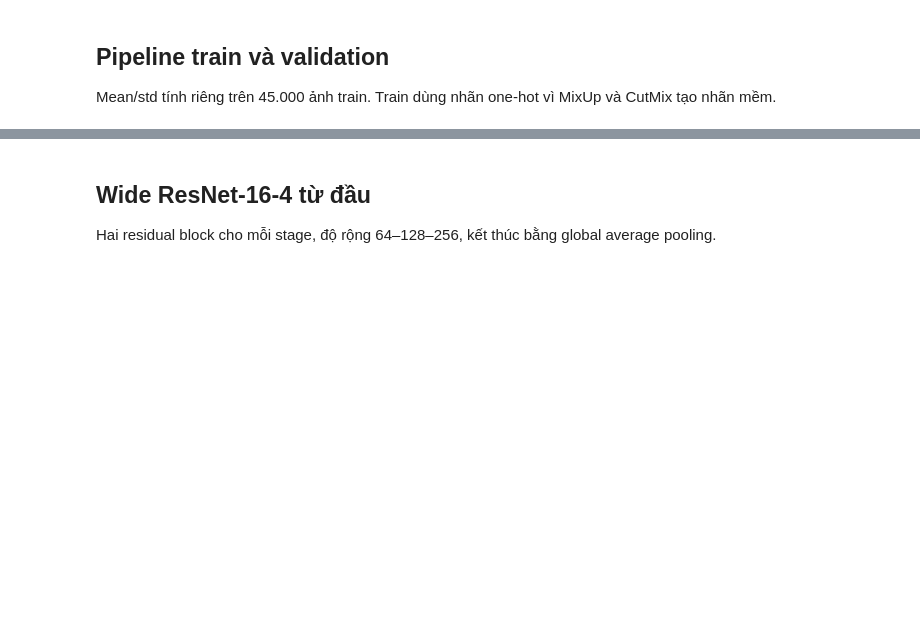
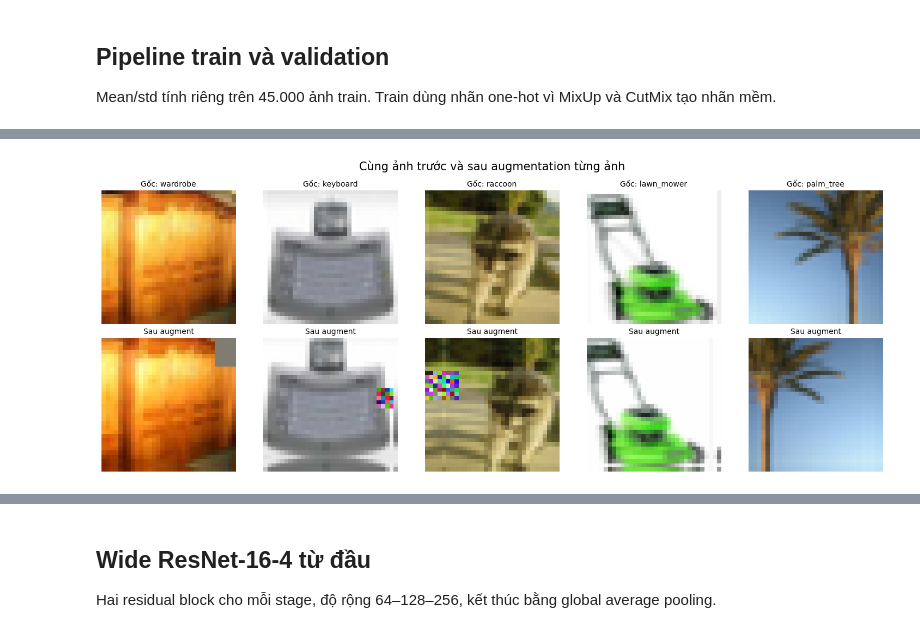
Before and after one commit to dquangbach/cifar-100-deep-learning, a Jupyter notebook: build_wrn_cifar_100.ipynb, the cells around one changed output, grey strips where cells are left out. Cells and saved outputs as stored; diff of their text form; code cells hidden in the pictures; blank space fills up the shorter version.

Commit message:
Augmentation experiment

```diff
--- a/build_wrn_cifar_100.ipynb
+++ b/build_wrn_cifar_100.ipynb
@@ -202,0 +227,43 @@ def make_datasets(config: TrainConfig):
+# %%
+import matplotlib.pyplot as plt
+
+preview_config = TrainConfig()
+all_train_images, all_train_labels, _, _ = load_cifar100()
+train_indices = np.random.default_rng(preview_config.seed).permutation(len(all_train_images))[
+    preview_config.validation_size:
+]
+train_images_for_preview = all_train_images[train_indices]
+train_labels_for_preview = all_train_labels[train_indices]
+preview_mean = train_images_for_preview.mean(axis=(0, 1, 2), dtype=np.float64) / 255.0
+preview_std = train_images_for_preview.std(axis=(0, 1, 2), dtype=np.float64) / 255.0
+preview_ids = np.random.default_rng(7).choice(len(train_indices), size=5, replace=False)
+preview_images = train_images_for_preview[preview_ids].copy()
+preview_labels = train_labels_for_preview[preview_ids].copy()
+with (PROJECT_DIR / "cifar-100" / "meta").open("rb") as stream:
+    class_names = [name.decode("utf-8") for name in pickle.load(stream, encoding="bytes")[b"fine_label_names"]]
+del all_train_images, all_train_labels, train_images_for_preview, train_labels_for_preview
+
+mean_tf = tf.constant(preview_mean, tf.float32)
+std_tf = tf.constant(preview_std, tf.float32)
+
+def denormalize(image):
+    return np.clip(np.asarray(image) * preview_std + preview_mean, 0.0, 1.0)
+
+augmented = [augment_image(tf.convert_to_tensor(image), mean_tf, std_tf, preview_config)
+             for image in preview_images]
+fig, axes = plt.subplots(2, len(preview_images), figsize=(15, 6))
+for index, (original, processed, label) in enumerate(zip(preview_images, augmented, preview_labels)):
+    axes[0, index].imshow(original)
+    axes[0, index].set_title(f"Gốc: {class_names[int(label)]}", fontsize=10)
+    axes[1, index].imshow(denormalize(processed.numpy()))
+    axes[1, index].set_title("Sau augment", fontsize=10)
+    axes[0, index].axis("off")
+    axes[1, index].axis("off")
+fig.suptitle("Cùng ảnh trước và sau augmentation từng ảnh", fontsize=15)
+fig.tight_layout()
+preview_dir = PROJECT_DIR / "artifacts" / "plots"
+preview_dir.mkdir(parents=True, exist_ok=True)
+fig.savefig(preview_dir / "wrn_before_after_augmentation.png", dpi=180, bbox_inches="tight")
+plt.show()
+# %% [output]
+[figure, added]
```
Also changed, not shown: parts of 5 cells of this notebook, 2 other files.
